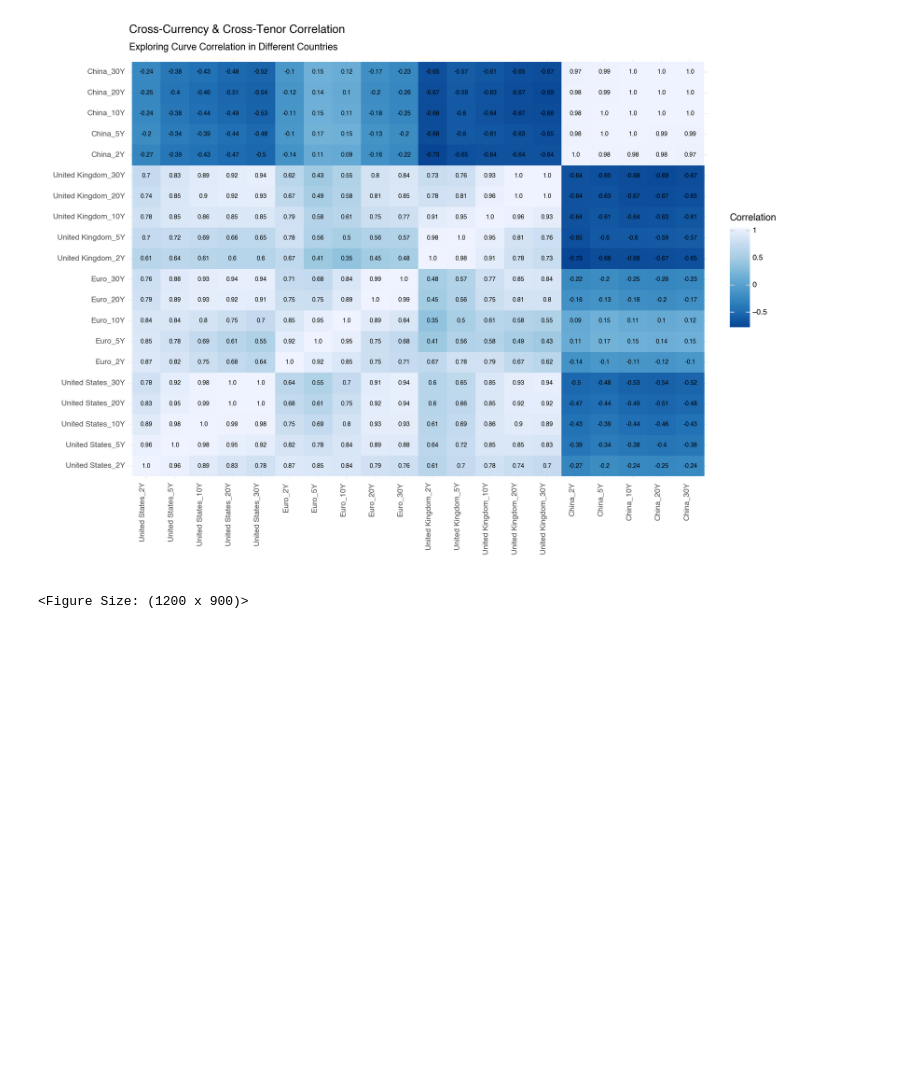
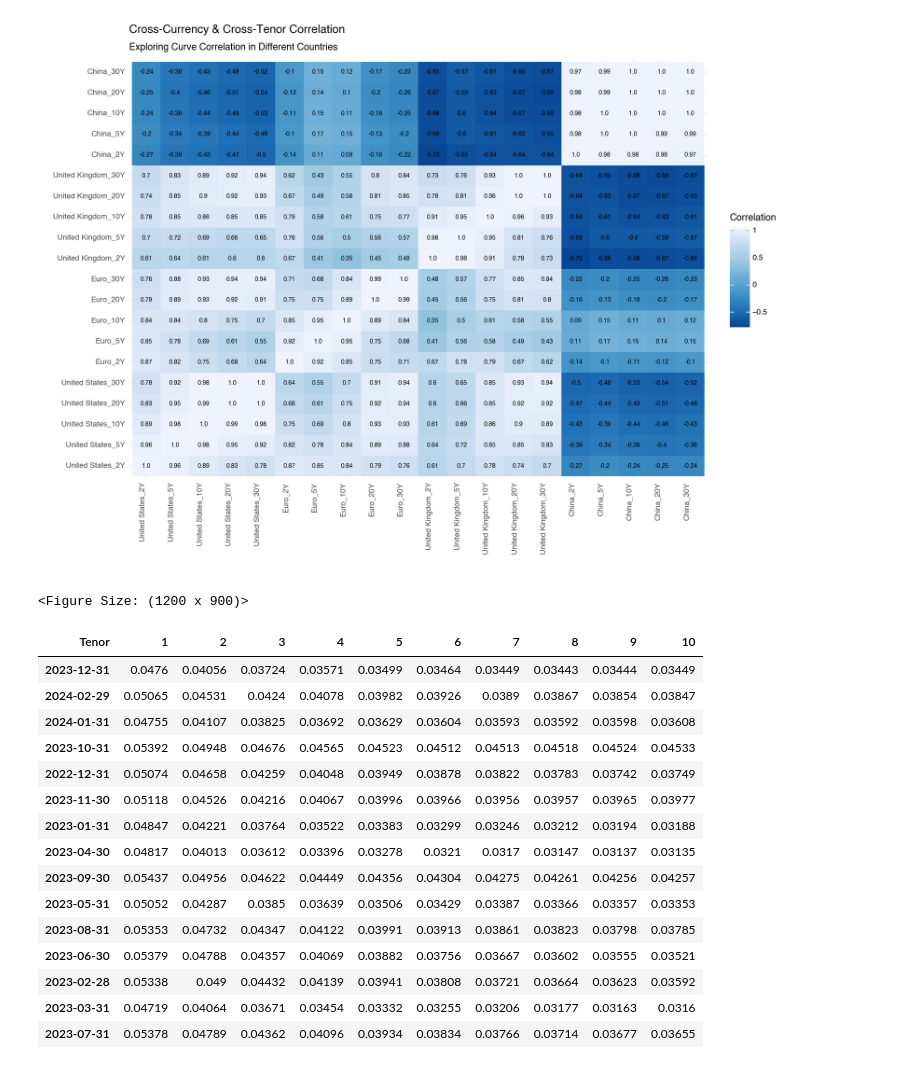
Before and after one commit to tomiadewusi/Case-Study, a Jupyter notebook: caseStudy1.ipynb, the cells around one changed output. Drawn from its saved outputs; the diff is of its cells as text; code cells hidden in the pictures; blank space fills up the shorter version.

Commit message:
Get Subset Based On Tenor Fix

```diff
--- a/caseStudy1.ipynb
+++ b/caseStudy1.ipynb
@@ -100,6 +100,7 @@ def plotCurvesOverTime(countriesDict, country, colourScale):
     fig.show()
 
 def getSubsetBasedOnTenor(country, countriesDict, tenorsOfInterest):
+    tenorsOfInterest = [tenor - 1 for tenor in tenorsOfInterest]
     return pd.DataFrame(countriesDict[country]).iloc[tenorsOfInterest,:].T
 
 def correlationMatrixDataframeHelper(country,countriesDict,tenorsOfInterest):
@@ -110,7 +111,6 @@ def correlationMatrixDataframeHelper(country,countriesDict,tenorsOfInterest):
 
 
 def createCrossCountryCrossTenorCorrelation(countries, tenors, countriesDict):
-    tenors = [tenor - 1 for tenor in tenors]
     elementsOfCorrelationMatrix = []
     for country in countries:
         elementsOfCorrelationMatrix.append(correlationMatrixDataframeHelper(country,countriesDict,tenors))
@@ -181,5 +181,24 @@ plotCurvesOverTime(countriesDict,"China", "Greens")
 # %%
 # Compute Slope
 start = 2
 end   = 10
 country = "United States"
+tenorsOfInterest = [1,2,3,4,5,6,7,8,9,10]
+getSubsetBasedOnTenor(country, countriesDict, tenorsOfInterest)
+# %% [output]
+| Tenor | 1 | 2 | 3 | 4 | 5 | 6 | 7 | 8 | 9 | 10 |
+| 2023-12-31 | 0.0476 | 0.04056 | 0.03724 | 0.03571 | 0.03499 | 0.03464 | 0.03449 | 0.03443 | 0.03444 | 0.03449 |
+| 2024-02-29 | 0.05065 | 0.04531 | 0.0424 | 0.04078 | 0.03982 | 0.03926 | 0.0389 | 0.03867 | 0.03854 | 0.03847 |
+| 2024-01-31 | 0.04755 | 0.04107 | 0.03825 | 0.03692 | 0.03629 | 0.03604 | 0.03593 | 0.03592 | 0.03598 | 0.03608 |
+| 2023-10-31 | 0.05392 | 0.04948 | 0.04676 | 0.04565 | 0.04523 | 0.04512 | 0.04513 | 0.04518 | 0.04524 | 0.04533 |
+| 2022-12-31 | 0.05074 | 0.04658 | 0.04259 | 0.04048 | 0.03949 | 0.03878 | 0.03822 | 0.03783 | 0.03742 | 0.03749 |
+| 2023-11-30 | 0.05118 | 0.04526 | 0.04216 | 0.04067 | 0.03996 | 0.03966 | 0.03956 | 0.03957 | 0.03965 | 0.03977 |
+| 2023-01-31 | 0.04847 | 0.04221 | 0.03764 | 0.03522 | 0.03383 | 0.03299 | 0.03246 | 0.03212 | 0.03194 | 0.03188 |
+| 2023-04-30 | 0.04817 | 0.04013 | 0.03612 | 0.03396 | 0.03278 | 0.0321 | 0.0317 | 0.03147 | 0.03137 | 0.03135 |
+| 2023-09-30 | 0.05437 | 0.04956 | 0.04622 | 0.04449 | 0.04356 | 0.04304 | 0.04275 | 0.04261 | 0.04256 | 0.04257 |
+| 2023-05-31 | 0.05052 | 0.04287 | 0.0385 | 0.03639 | 0.03506 | 0.03429 | 0.03387 | 0.03366 | 0.03357 | 0.03353 |
+| 2023-08-31 | 0.05353 | 0.04732 | 0.04347 | 0.04122 | 0.03991 | 0.03913 | 0.03861 | 0.03823 | 0.03798 | 0.03785 |
+| 2023-06-30 | 0.05379 | 0.04788 | 0.04357 | 0.04069 | 0.03882 | 0.03756 | 0.03667 | 0.03602 | 0.03555 | 0.03521 |
+| 2023-02-28 | 0.05338 | 0.049 | 0.04432 | 0.04139 | 0.03941 | 0.03808 | 0.03721 | 0.03664 | 0.03623 | 0.03592 |
+| 2023-03-31 | 0.04719 | 0.04064 | 0.03671 | 0.03454 | 0.03332 | 0.03255 | 0.03206 | 0.03177 | 0.03163 | 0.0316 |
+| 2023-07-31 | 0.05378 | 0.04789 | 0.04362 | 0.04096 | 0.03934 | 0.03834 | 0.03766 | 0.03714 | 0.03677 | 0.03655 |
```
